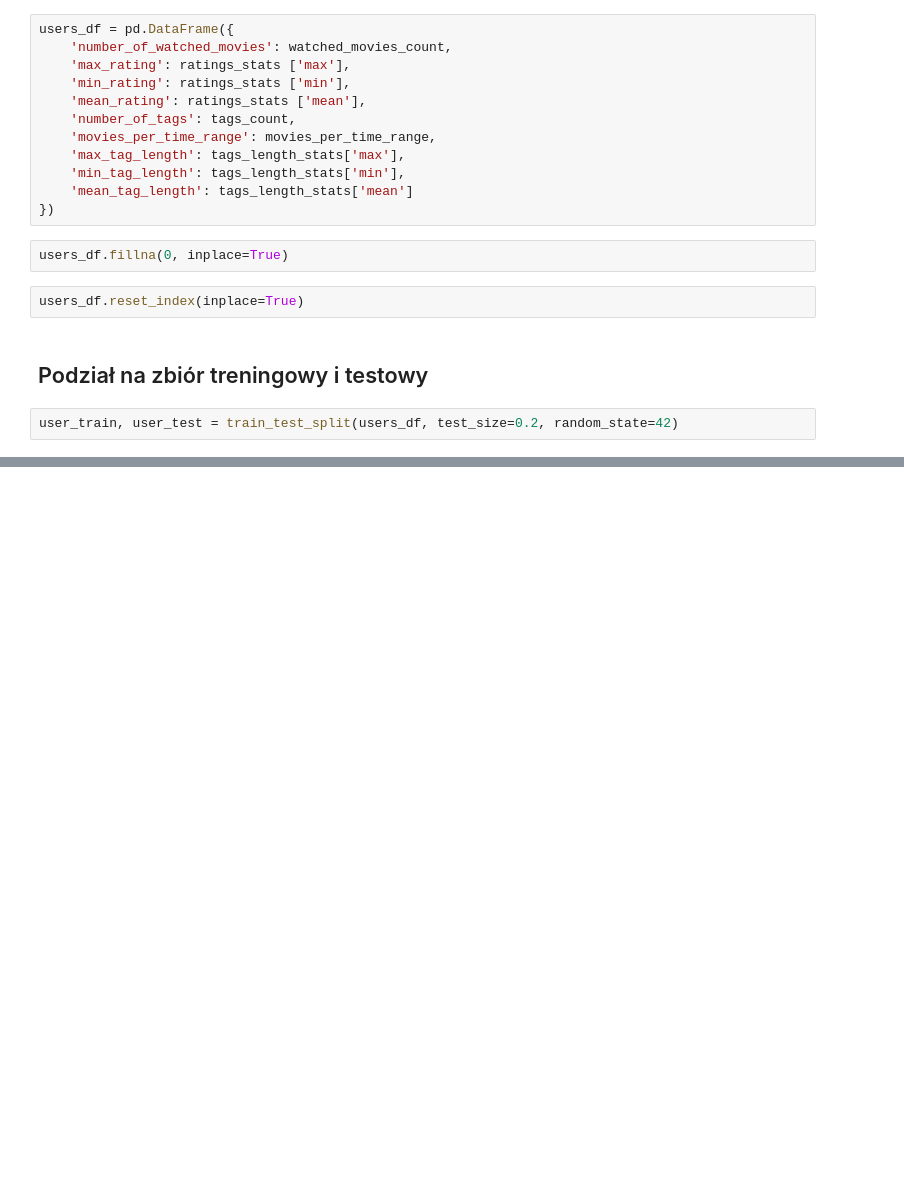
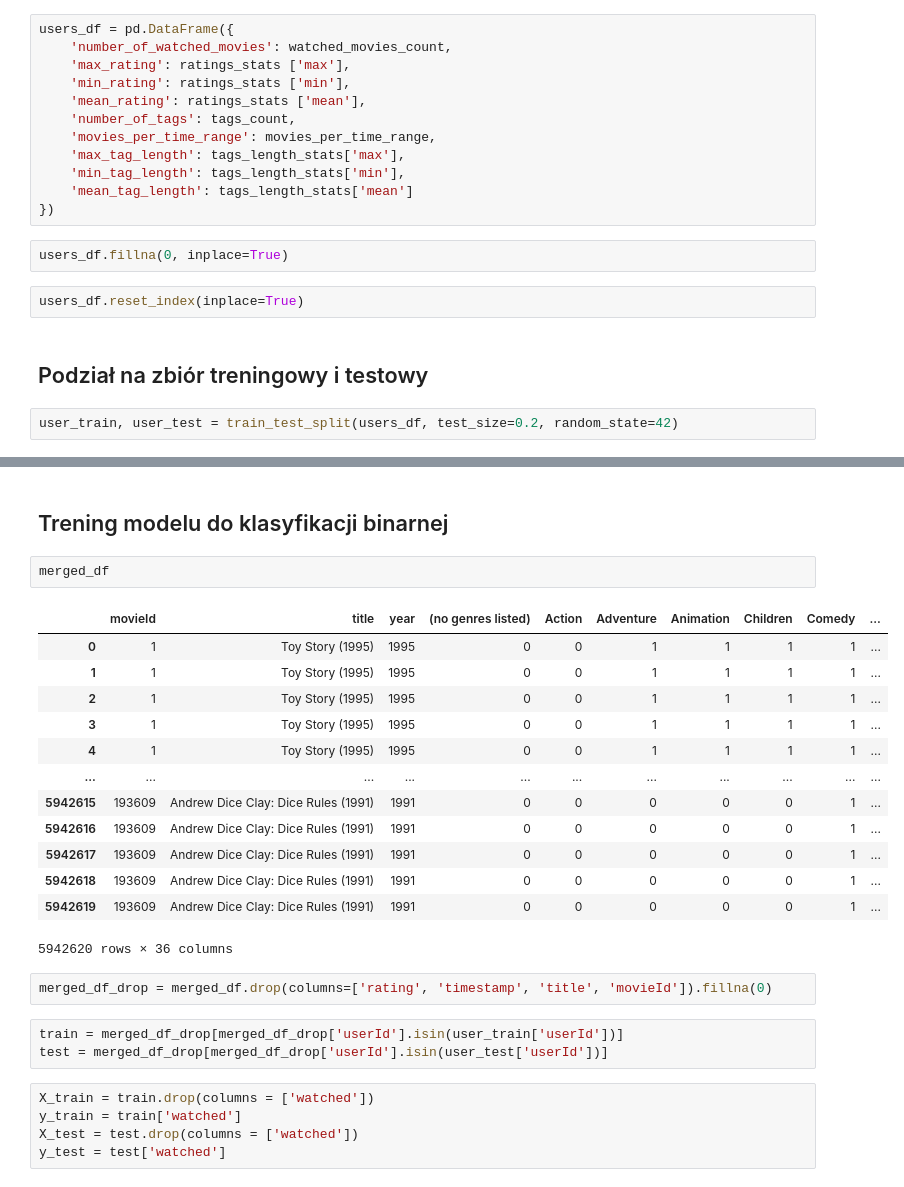
Before and after one commit to KsiazekPatryk/Machine-Learning---Preliminary-Data-Analysis, a Jupyter notebook: 8)Building a Recommender System.ipynb, the cells around one changed output, grey strips where cells are left out. Cells and saved outputs as stored; diff of their text form; blank space fills up the shorter version.

```diff
--- a/8)Building a Recommender System.ipynb
+++ b/8)Building a Recommender System.ipynb
@@ -185,0 +343,28 @@ user_train, user_test = train_test_split(users_df, test_size=0.2, random_state=4
+# %% [markdown]
+## Trening modelu do klasyfikacji binarnej
+# %%
+merged_df
+# %% [output]
+|  | movieId | title | year | (no genres listed) | Action | Adventure | Animation | Children | Comedy | ... |
+| 0 | 1 | Toy Story (1995) | 1995 | 0 | 0 | 1 | 1 | 1 | 1 | ... |
+| 1 | 1 | Toy Story (1995) | 1995 | 0 | 0 | 1 | 1 | 1 | 1 | ... |
+| 2 | 1 | Toy Story (1995) | 1995 | 0 | 0 | 1 | 1 | 1 | 1 | ... |
+| 3 | 1 | Toy Story (1995) | 1995 | 0 | 0 | 1 | 1 | 1 | 1 | ... |
+| 4 | 1 | Toy Story (1995) | 1995 | 0 | 0 | 1 | 1 | 1 | 1 | ... |
+| ... | ... | ... | ... | ... | ... | ... | ... | ... | ... | ... |
+| 5942615 | 193609 | Andrew Dice Clay: Dice Rules (1991) | 1991 | 0 | 0 | 0 | 0 | 0 | 1 | ... |
+| 5942616 | 193609 | Andrew Dice Clay: Dice Rules (1991) | 1991 | 0 | 0 | 0 | 0 | 0 | 1 | ... |
+| 5942617 | 193609 | Andrew Dice Clay: Dice Rules (1991) | 1991 | 0 | 0 | 0 | 0 | 0 | 1 | ... |
+| 5942618 | 193609 | Andrew Dice Clay: Dice Rules (1991) | 1991 | 0 | 0 | 0 | 0 | 0 | 1 | ... |
+| 5942619 | 193609 | Andrew Dice Clay: Dice Rules (1991) | 1991 | 0 | 0 | 0 | 0 | 0 | 1 | ... |
+5942620 rows × 36 columns
+# %%
+merged_df_drop = merged_df.drop(columns=['rating', 'timestamp', 'title', 'movieId']).fillna(0)
+# %%
+train = merged_df_drop[merged_df_drop['userId'].isin(user_train['userId'])]
+test = merged_df_drop[merged_df_drop['userId'].isin(user_test['userId'])]
+# %%
+X_train = train.drop(columns = ['watched'])
+y_train = train['watched']
+X_test = test.drop(columns = ['watched'])
+y_test = test['watched']
```
Also changed, not shown: parts of 24 cells of this notebook.
